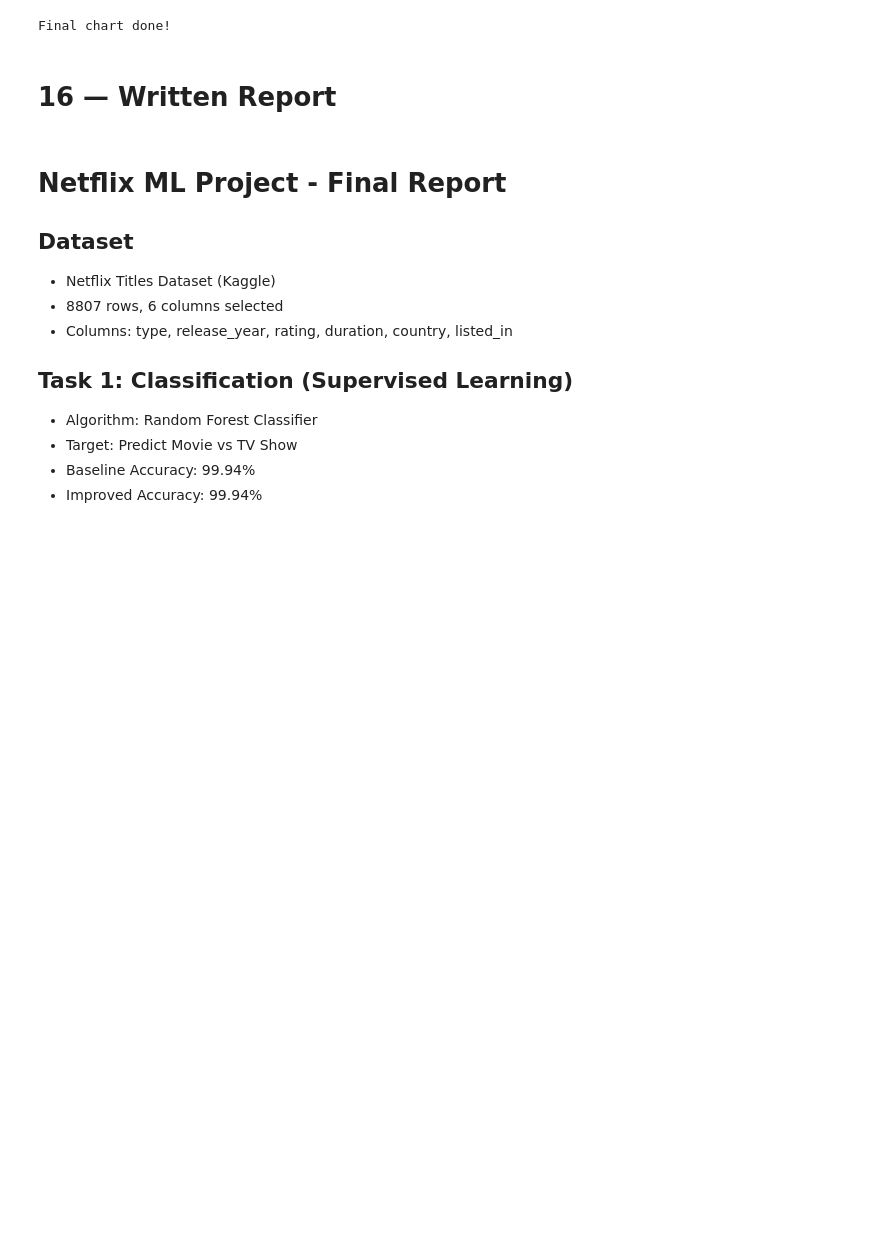
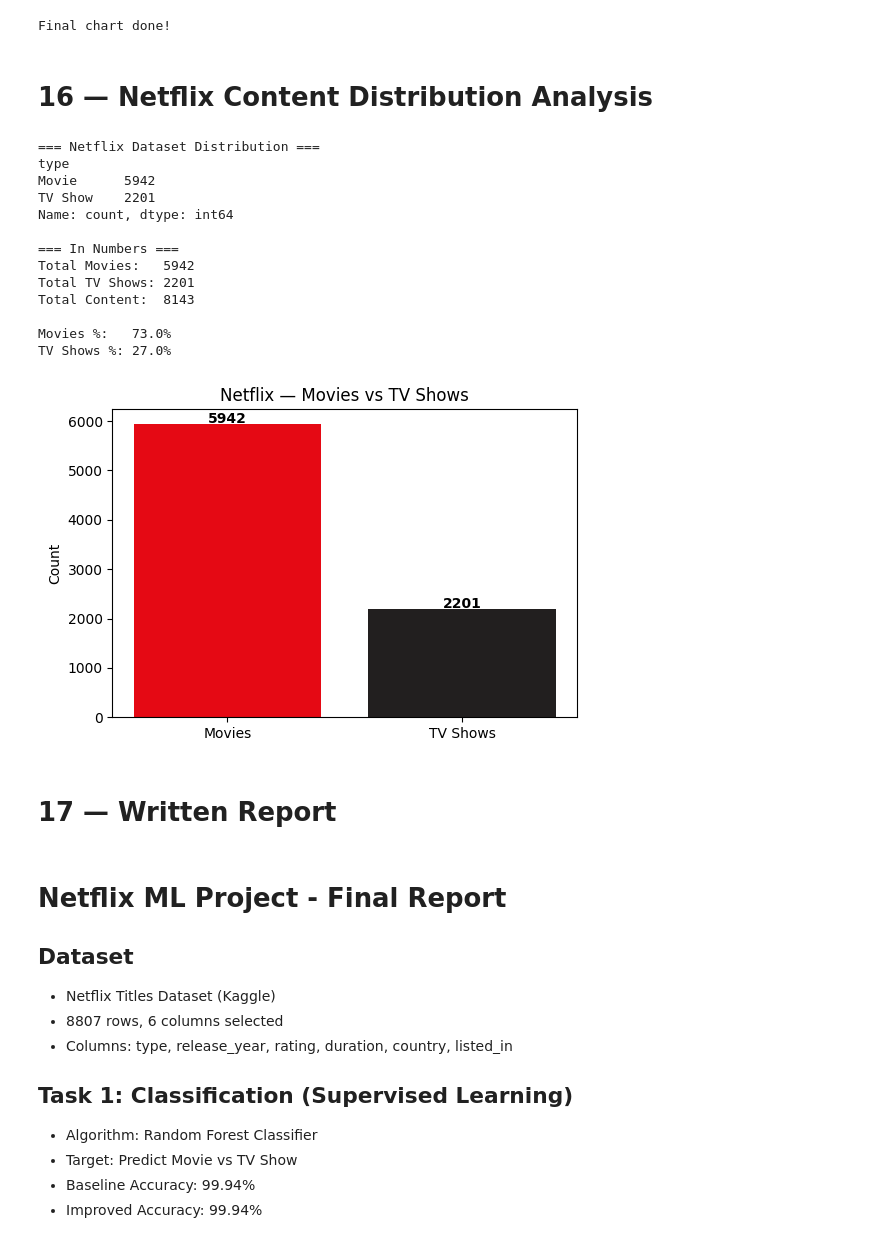
Before and after one commit to azqanaseeb/Assignment-1-AI, a Jupyter notebook: netflix_ml_model_azqa.ipynb, the cells around one changed output. Saved outputs shown, nothing was run; the diff lists cells and outputs as text; code cells hidden in the pictures; blank space fills up the shorter version.

```diff
--- a/netflix_ml_model_azqa.ipynb
+++ b/netflix_ml_model_azqa.ipynb
@@ -419,8 +419,51 @@ print("Final chart done!")
 # %% [output]
 [figure]
 Final chart done!
+# %% [markdown]
+# 16 — Netflix Content Distribution Analysis
+# %%
+# Count Movies and TV Shows in entire dataset
+print("=== Netflix Dataset Distribution ===")
+print(df['type'].value_counts())
+
+print("\n=== In Numbers ===")
+movies = df[df['type'] == 'Movie'].shape[0]
+tvshows = df[df['type'] == 'TV Show'].shape[0]
+total = movies + tvshows
+
+print(f"Total Movies:   {movies}")
+print(f"Total TV Shows: {tvshows}")
+print(f"Total Content:  {total}")
+
+print(f"\nMovies %:   {movies/total*100:.1f}%")
+print(f"TV Shows %: {tvshows/total*100:.1f}%")
+
+# Bar chart bhi banao
+plt.figure(figsize=(6,4))
+plt.bar(['Movies', 'TV Shows'], [movies, tvshows],
+        color=['#E50914', '#221F1F'])
+plt.title('Netflix — Movies vs TV Shows')
+plt.ylabel('Count')
+for i, v in enumerate([movies, tvshows]):
+    plt.text(i, v + 20, str(v), ha='center', fontweight='bold')
+plt.show()
+# %% [output]
+=== Netflix Dataset Distribution ===
+type
+Movie      5942
+TV Show    2201
+Name: count, dtype: int64
+
+=== In Numbers ===
+Total Movies:   5942
+Total TV Shows: 2201
+Total Content:  8143
+
+Movies %:   73.0%
+TV Shows %: 27.0%
+[figure, added]
 # %% [markdown]
-# 16 — Written Report
+# 17 — Written Report
 # %% [markdown]
 # Netflix ML Project - Final Report
 
```
